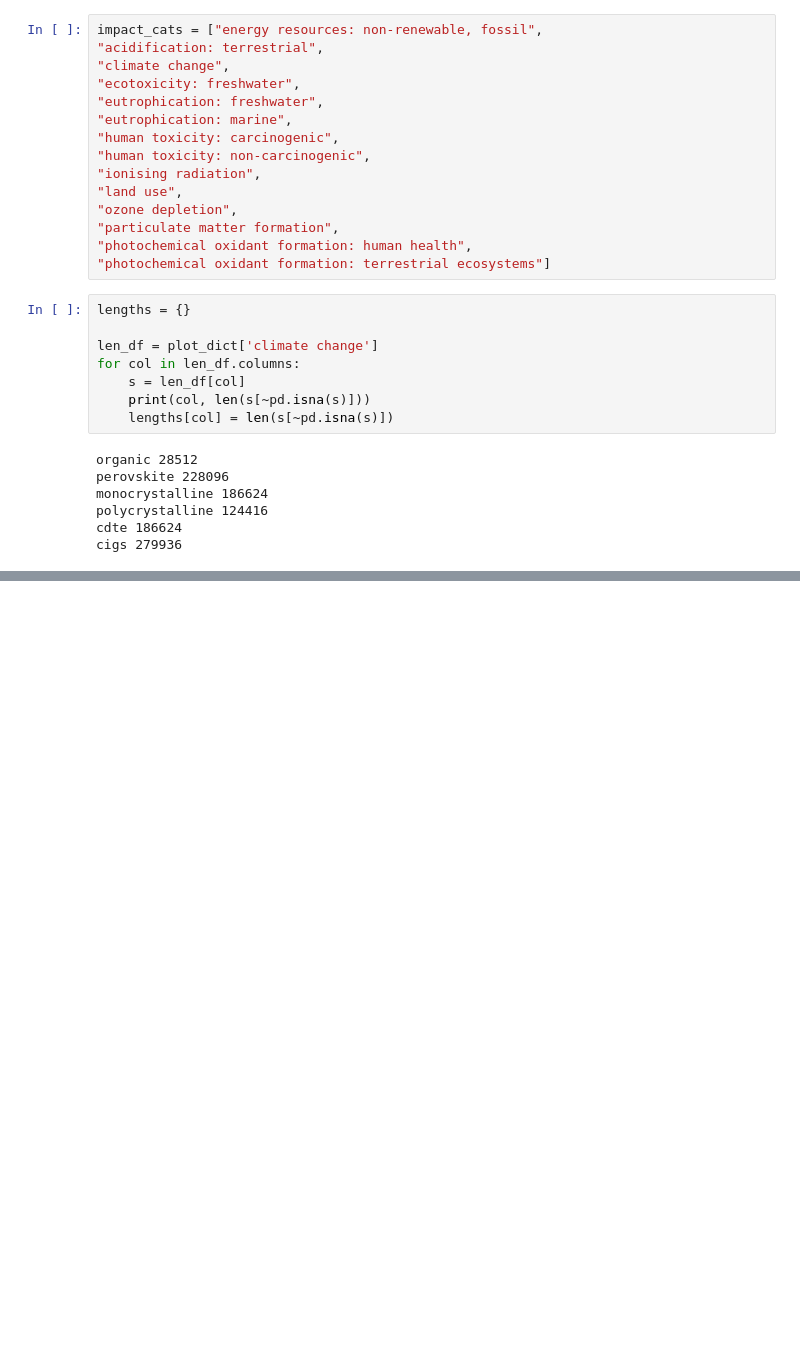
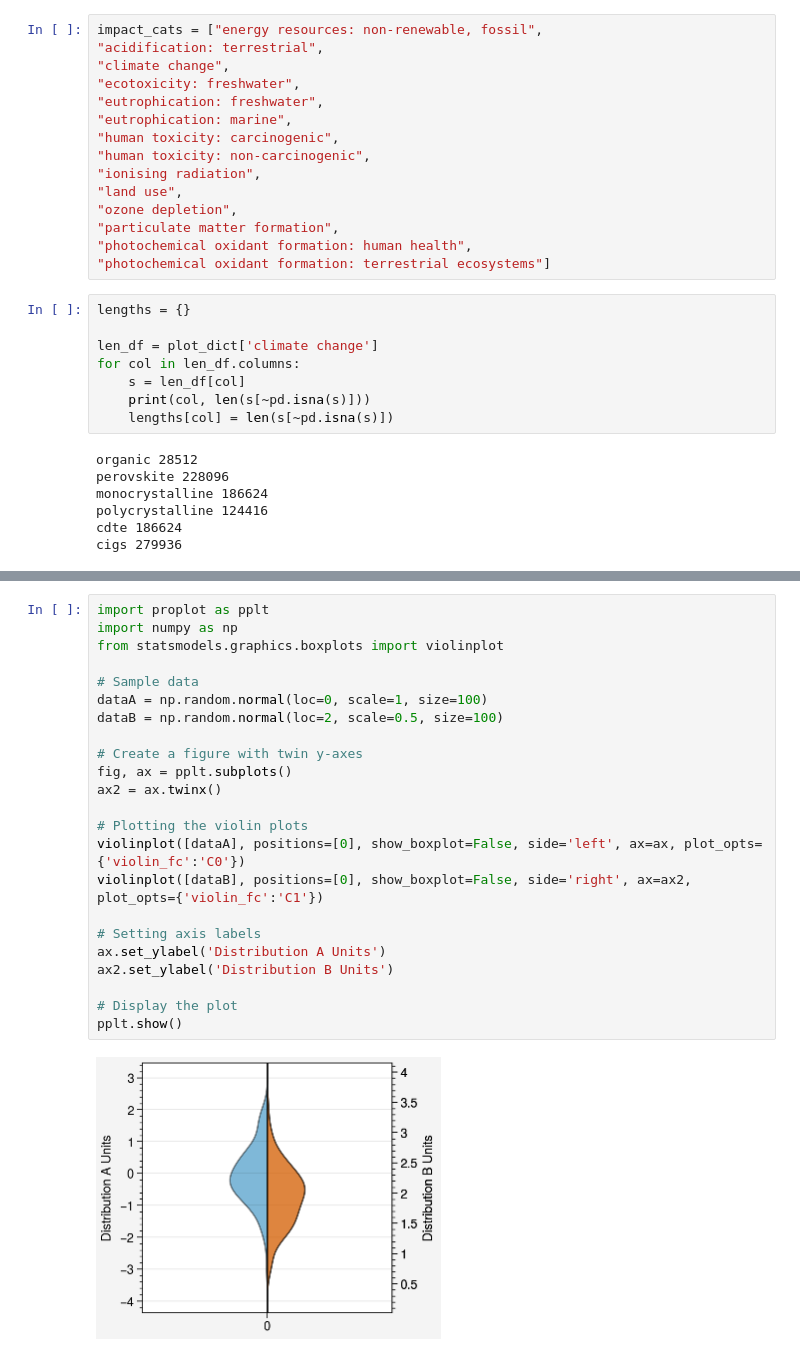
Before and after one commit to architecture-building-systems/parametric-bipv-app, a Jupyter notebook: notebooks/04_violin_chart.ipynb, the cells around one changed output, grey strips where cells are left out. Drawn from its saved outputs; the diff is of its cells as text; blank space fills up the shorter version.

```diff
--- a/notebooks/04_violin_chart.ipynb
+++ b/notebooks/04_violin_chart.ipynb
@@ -169,0 +238,25 @@ fig.savefig(f"/Users/jmccarty/Nextcloud/Projects/18_parametric_bipv/figures/viol
+# %%
+import proplot as pplt
+import numpy as np
+from statsmodels.graphics.boxplots import violinplot
+
+# Sample data
+dataA = np.random.normal(loc=0, scale=1, size=100)
+dataB = np.random.normal(loc=2, scale=0.5, size=100)
+
+# Create a figure with twin y-axes
+fig, ax = pplt.subplots()
+ax2 = ax.twinx()
+
+# Plotting the violin plots
+violinplot([dataA], positions=[0], show_boxplot=False, side='left', ax=ax, plot_opts={'violin_fc':'C0'})
+violinplot([dataB], positions=[0], show_boxplot=False, side='right', ax=ax2, plot_opts={'violin_fc':'C1'})
+
+# Setting axis labels
+ax.set_ylabel('Distribution A Units')
+ax2.set_ylabel('Distribution B Units')
+
+# Display the plot
+pplt.show()
+# %% [output]
+[figure, added]
```
Also changed, not shown: parts of 8 cells of this notebook, 17 other files.
